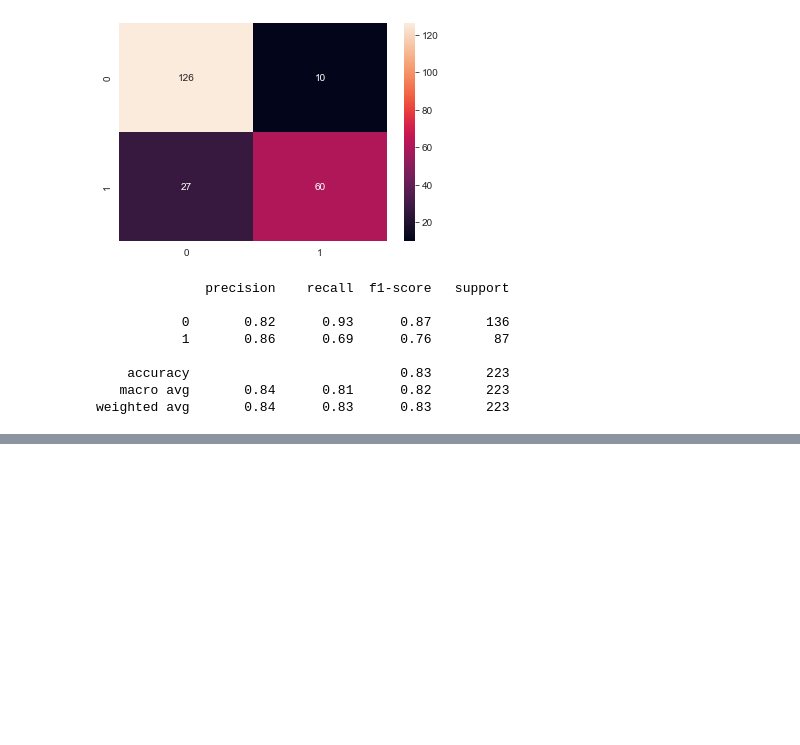
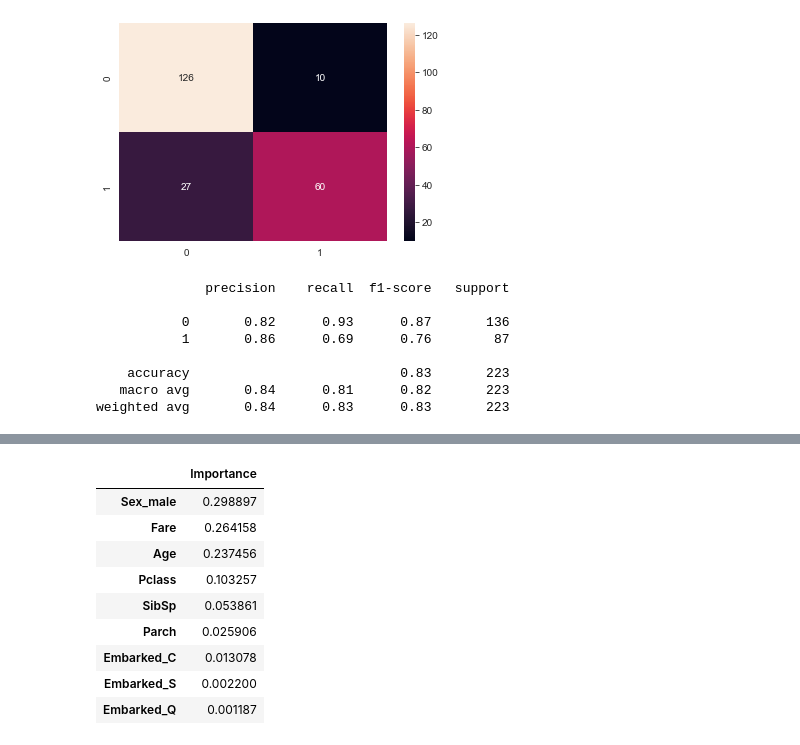
Before and after one commit to AshishLekhyani/Machine-Learning-JECRC, a Jupyter notebook: Day-10 to END/Day-22,23/Day-22(Logistic-Reg).ipynb, the cells around one changed output, grey strips where cells are left out. Drawn from its saved outputs; the diff is of its cells as text; code cells hidden in the pictures; blank space fills up the shorter version.

```diff
--- a/Day-10 to END/Day-22,23/Day-22(Logistic-Reg).ipynb
+++ b/Day-10 to END/Day-22,23/Day-22(Logistic-Reg).ipynb
@@ -496,0 +517,9 @@ weighted avg       0.84      0.83      0.83       223
+# %%
+# Putting Class Weights/Hyperparam
+model1 = LogisticRegression(class_weight = {0 : 0.9, 1 : 0.6}, random_state=101)
+model1.fit(xtrain,ytrain)
+
+print(classification_report(ytest,model1.predict(xtest)))
+
+
+# This method did not work
@@ -496,0 +535,7 @@ weighted avg       0.84      0.83      0.83       223
+# %%
+# Hyperparam
+for algo in ['newton-cg', 'lbfgs', 'liblinear', 'sag', 'saga']:
+    print(algo)
+    model_algo = LogisticRegression(random_state=101, solver = algo, tol = 1, C=1)
+    model_algo.fit(xtrain,ytrain)
+    print(classification_report(ytest,model_algo.predict(xtest)))
@@ -496,0 +585,5 @@ weighted avg       0.84      0.83      0.83       223
+# %%
+from sklearn.tree import DecisionTreeClassifier
+
+model_dt = DecisionTreeClassifier().fit(xtrain,ytrain)
+print(classification_report(ytest, model_dt.predict(xtest)))
@@ -496,0 +599,14 @@ weighted avg       0.84      0.83      0.83       223
+# %%
+pd.DataFrame(model_dt.feature_importances_, index = xtrain.columns, columns=['Importance']).\
+    sort_values(by='Importance', ascending=False)
+# %% [output]
+|  | Importance |
+| Sex_male | 0.298897 |
+| Fare | 0.264158 |
+| Age | 0.237456 |
+| Pclass | 0.103257 |
+| SibSp | 0.053861 |
+| Parch | 0.025906 |
+| Embarked_C | 0.013078 |
+| Embarked_S | 0.002200 |
+| Embarked_Q | 0.001187 |
```
Also changed, not shown: parts of 20 cells of this notebook, 27 other files.
